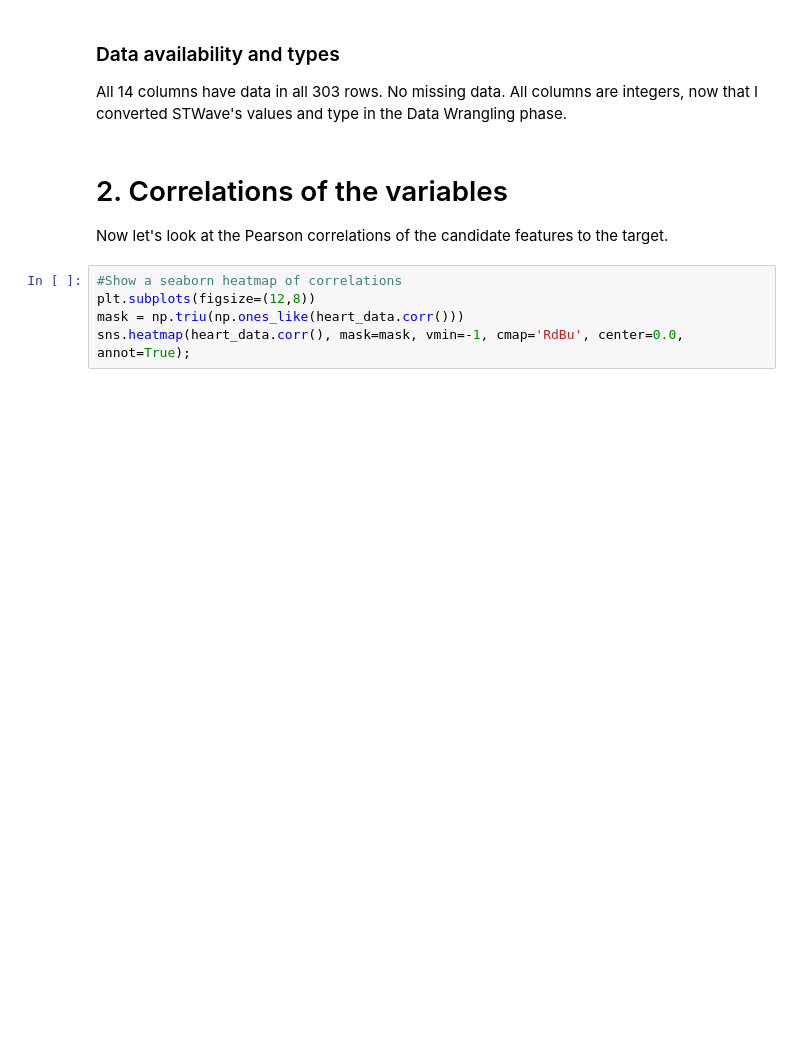
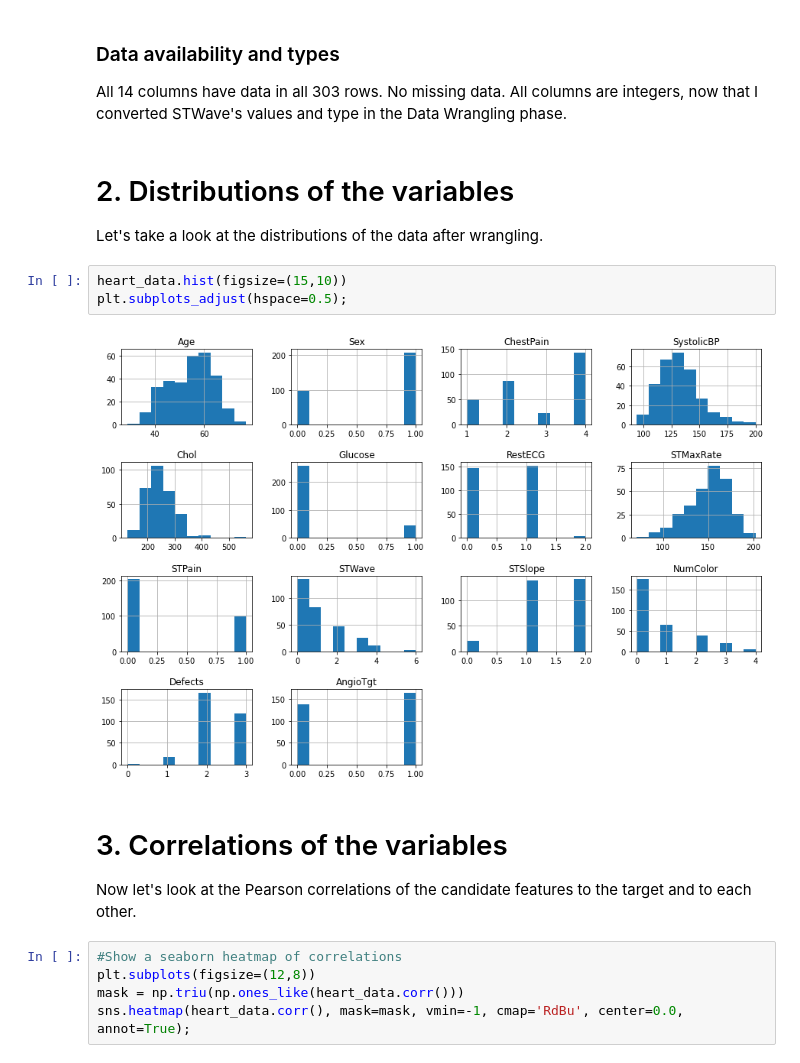
Before and after one commit to BradDoty/KaggleHeartDiseaseUCI, a Jupyter notebook: Notebooks/Capstone 2 -- Exploratory Data Analysis.ipynb, the cells around one changed output. Drawn from its saved outputs; the diff is of its cells as text; blank space fills up the shorter version.

```diff
--- a/Notebooks/Capstone 2 -- Exploratory Data Analysis.ipynb
+++ b/Notebooks/Capstone 2 -- Exploratory Data Analysis.ipynb
@@ -55,10 +55,19 @@ memory usage: 33.3 KB
 
 All 14 columns have data in all 303 rows.  No missing data.
 All columns are integers, now that I converted STWave's values and type in the Data Wrangling phase.
+# %% [markdown]
+# 2. Distributions of the variables
+
+Let's take a look at the distributions of the data after wrangling.
+# %%
+heart_data.hist(figsize=(15,10))
+plt.subplots_adjust(hspace=0.5);
+# %% [output]
+[figure, added]
 # %% [markdown]
-# 2. Correlations of the variables
+# 3. Correlations of the variables
 
-Now let's look at the Pearson correlations of the candidate features to the target.
+Now let's look at the Pearson correlations of the candidate features to the target and to each other.
 # %%
 #Show a seaborn heatmap of correlations
 plt.subplots(figsize=(12,8))
```
Also changed, not shown: parts of 1 cell of this notebook, 4 other files.
